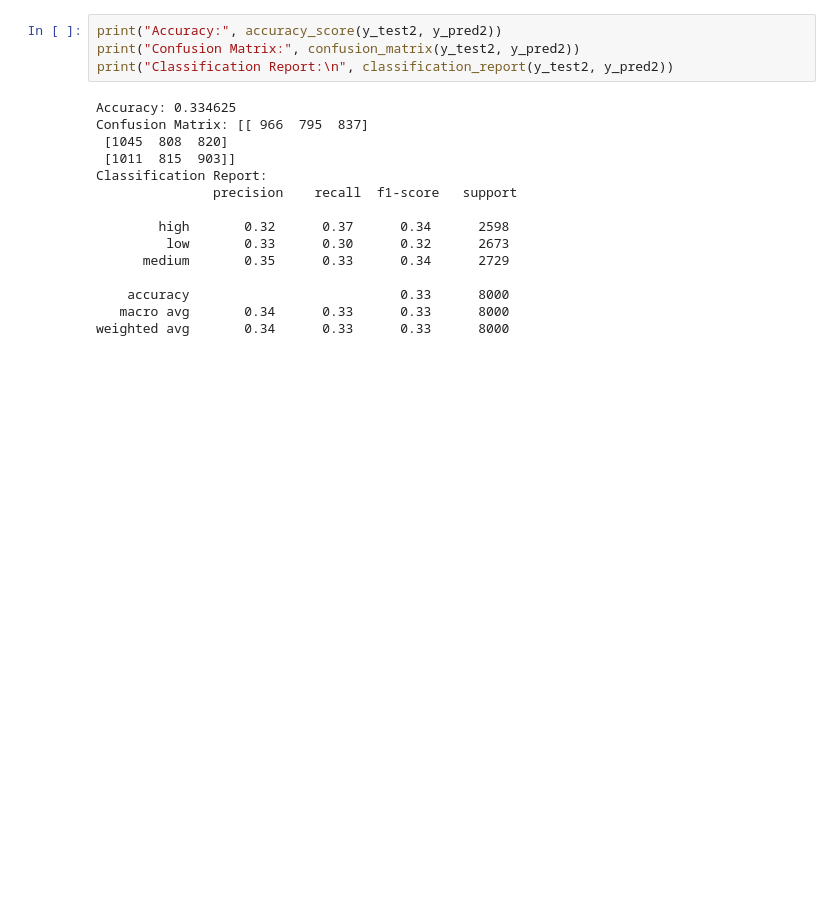
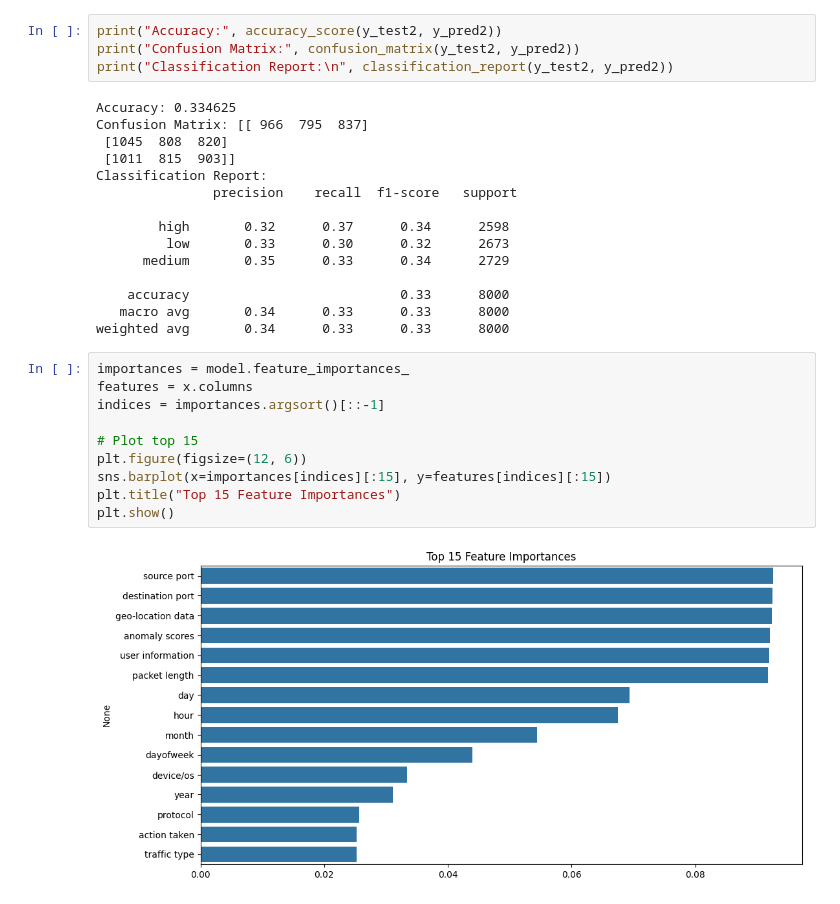
Before and after one commit to snehasharma2541/cs_project, a Jupyter notebook: project/notebook/model.ipynb, the cells around one changed output. Drawn from its saved outputs; the diff is of its cells as text; blank space fills up the shorter version.

Commit message:
feature-importance

```diff
--- a/project/notebook/model.ipynb
+++ b/project/notebook/model.ipynb
@@ -248,3 +248,15 @@ Classification Report:
     accuracy                           0.33      8000
    macro avg       0.34      0.33      0.33      8000
 weighted avg       0.34      0.33      0.33      8000
+# %%
+importances = model.feature_importances_
+features = x.columns
+indices = importances.argsort()[::-1]
+
+# Plot top 15
+plt.figure(figsize=(12, 6))
+sns.barplot(x=importances[indices][:15], y=features[indices][:15])
+plt.title("Top 15 Feature Importances")
+plt.show()
+# %% [output]
+[figure, added]
```
